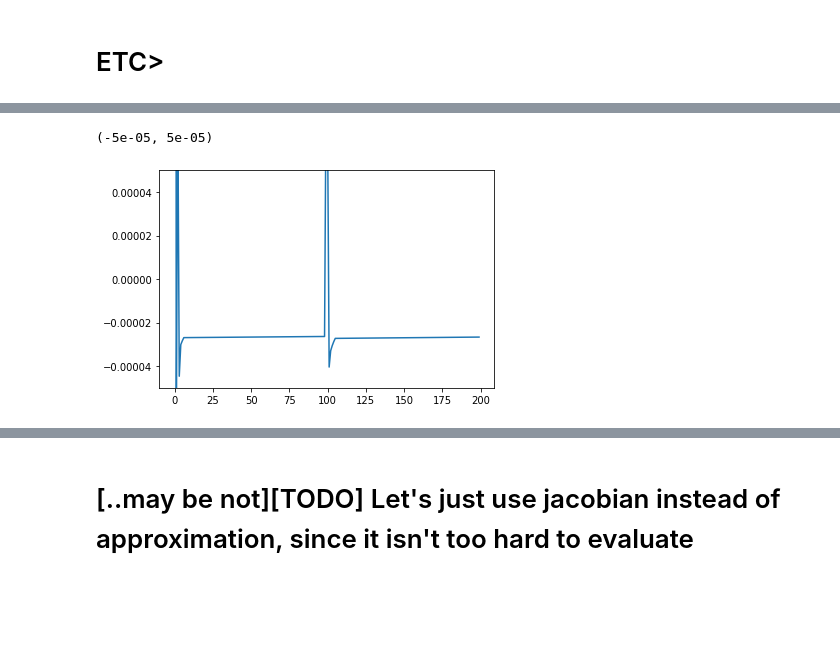
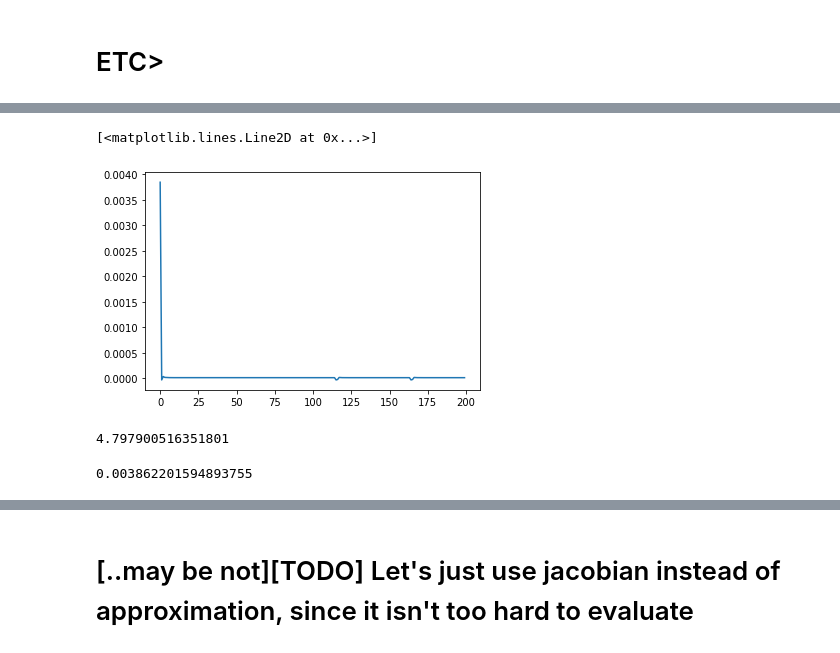
Before and after one commit to jam31118/implicit-euler, a Jupyter notebook: 1d-box/fixed-timestep/routine-dev.ipynb, the cells around one changed output, grey strips where cells are left out. Cells and saved outputs as stored; diff of their text form; code cells hidden in the pictures; blank space fills up the shorter version.

```diff
--- a/1d-box/fixed-timestep/routine-dev.ipynb
+++ b/1d-box/fixed-timestep/routine-dev.ipynb
@@ -11,7 +11,7 @@ import matplotlib.pyplot as plt
 # %%
 t0 = 0.0
 Nt = 201
-dt = 0.05
+dt = 0.1
 
 t_arr = t0 + dt*np.arange(Nt)
 print("time range: [{}, {}] a.u.".format(*t_arr[[0,-1]]))
@@ -20,12 +20,13 @@ time range: [0.0, 10.0] a.u.
 # %% [markdown]
 #### Configure spatial array
 # %%
-Nx = 401
+Nx = 101
 x_arr = np.linspace(0, 5.1, Nx)
 dx = x_arr[1] - x_arr[0]
 L = x_arr[-1] - x_arr[0]
 print("dx: {}".format(dx))
 
 # Set limit beyond which particles stop
-lowerx, upperx = x_arr[1], x_arr[-2]
+box_xmin, box_xmax = x_arr[0], x_arr[-1]
+stop_area_xmin, stop_area_xmax = x_arr[0], x_arr[-1]
 # %% [output]
@@ -245,12 +352,12 @@ if dxp_g_arr.size > 0:
 # %%
 fig, ax = plt.subplots()
 ax.plot(dxp_g_arr[:,1])
 # ax2 = ax.twinx()
 # ax2.plot(np.diff(dxp_g_arr[:,1]), color='darksalmon')
-ax.set_ylim(-0.00005, 0.00005)
+# ax.set_ylim(-0.00005, 0.00005)
 # %% [output]
-(-5e-05, 5e-05)
+[<matplotlib.lines.Line2D at 0x...>]
-[figure, old version]
+[figure, new version]
 # %%
 xp = g_args[0]
 x_minus_xp_arr = x_arr - xp
@@ -258,3 +365,11 @@ x_minus_xp_arr = x_arr - xp
 dxp_g_median = np.median(dxp_g_arr[:,0])
 dxp_arr = np.linspace(dxp_g_median-0.0001,dxp_g_median+0.0001,101)
 g_arr = np.asarray([g_func(dxp, *g_args) for dxp in dxp_arr])
+# %%
+box_xmax - xp
+# %% [output]
+4.797900516351801
+# %%
+g_func(0.0, *g_args)
+# %% [output]
+0.003862201594893755
```
Also changed, not shown: parts of 29 cells of this notebook.
